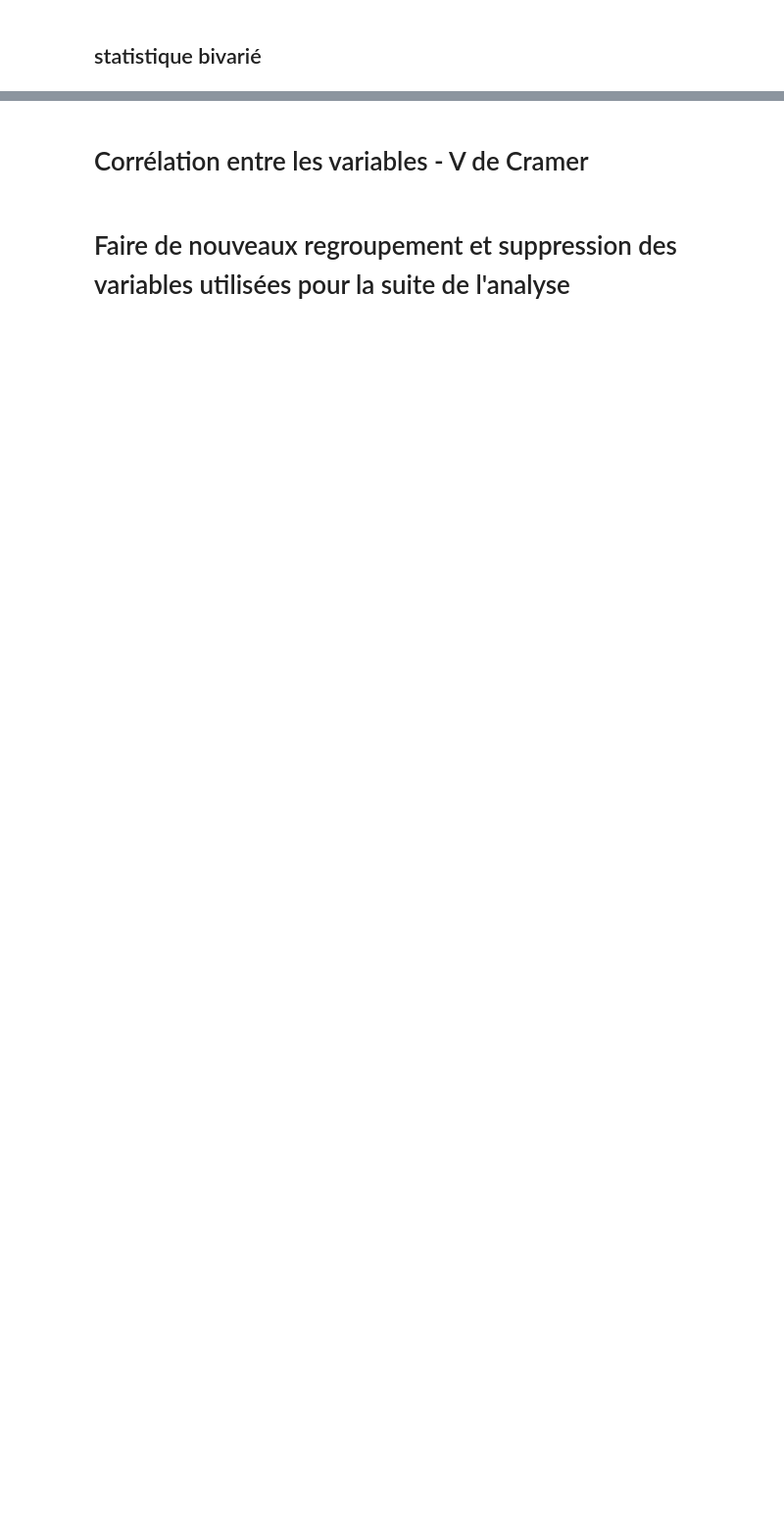
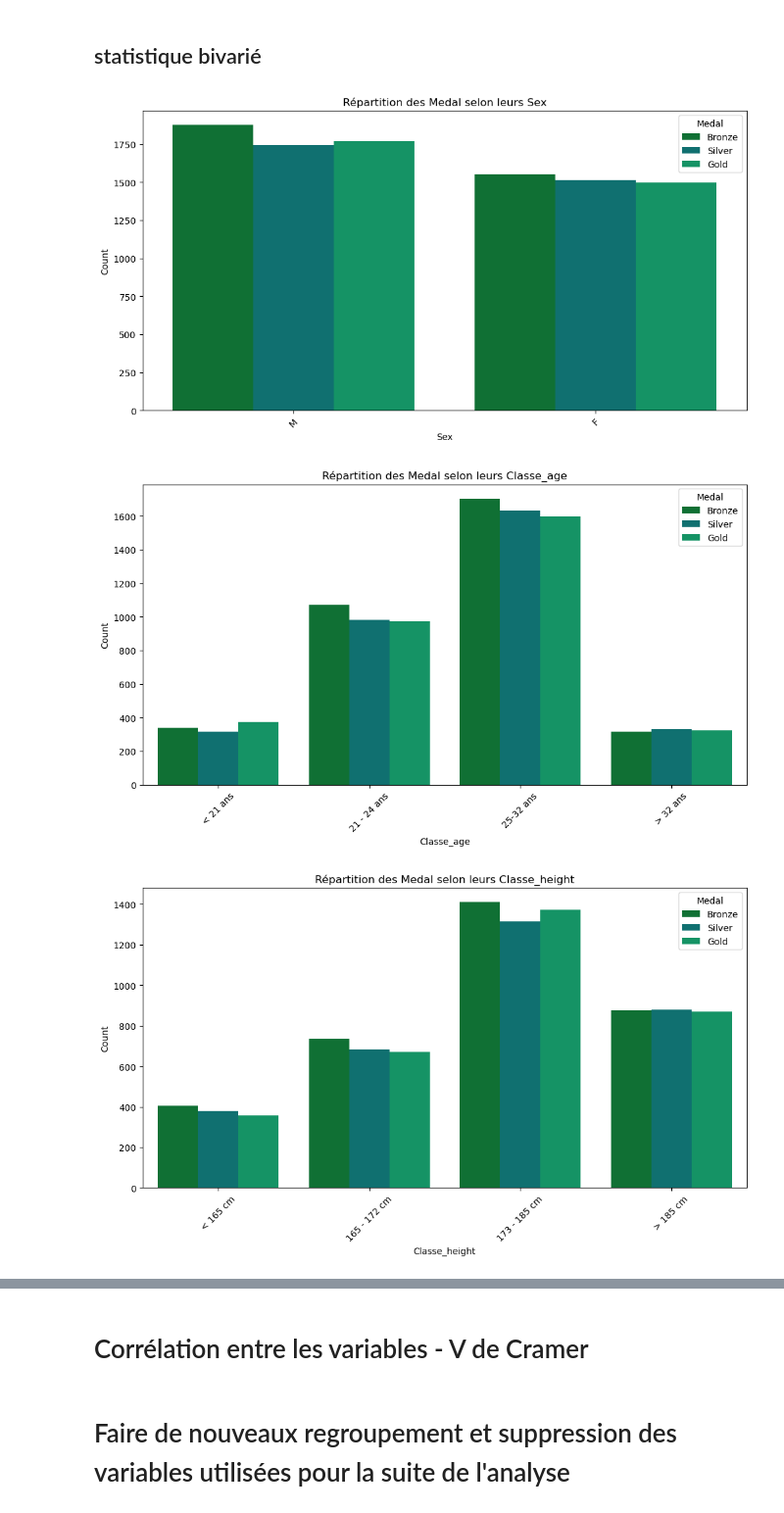
Before and after one commit to LepercqLouise/Rendu_MLOPS, a Jupyter notebook: MLOPS_Louise_Cyrielle.ipynb, the cells around one changed output, grey strips where cells are left out. Shown at 98% size. Saved outputs shown, nothing was run; the diff lists cells and outputs as text; code cells hidden in the pictures; blank space fills up the shorter version.

```diff
--- a/MLOPS_Louise_Cyrielle.ipynb
+++ b/MLOPS_Louise_Cyrielle.ipynb
@@ -27,12 +27,12 @@ from mlops_functions.functions import load_data
 
 # Louise
 #base = functions.load_data("//ad.univ-lille.fr/Etudiants/Homedir3/147794/Documents/M2/Rendu_MLOPS/athlete_events.csv")
-#base = functions.load_data("/Users/lepercqlouise/stockage_macBook/Rendu_MLOPS/athlete_events.csv")
+base = functions.load_data("/Users/lepercqlouise/stockage_macBook/Rendu_MLOPS/athlete_events.csv")
 
 
 
 # Cyrielle
-base = functions.load_data("/Users/Cyrie/OneDrive/Bureau/M2_DS/S1/MLOPS/Rendu_MLOPS/athlete_events.csv")
+#base = functions.load_data("/Users/Cyrie/OneDrive/Bureau/M2_DS/S1/MLOPS/Rendu_MLOPS/athlete_events.csv")
 # %% [markdown]
 # Filtre sur Summer
 # %%
@@ -282,10 +387,13 @@ plot_noc_distribution(base_summer_2000_net)
 # %%
 from mlops_functions.stats import create_bar_plot
 
 create_bar_plot(base_summer_2000_net, 'Sex')
 create_bar_plot(base_summer_2000_net, 'Classe_age')
 create_bar_plot(base_summer_2000_net, 'Classe_height')
 create_bar_plot(base_summer_2000_net, 'Classe_weight')
-create_bar_plot(base_summer_2000_net, 'NOC')
 create_bar_plot(base_summer_2000_net, 'Games')
 create_bar_plot(base_summer_2000_net, 'Sport')
+# %% [output]
+[figure, added]
+[figure, added]
+[figure, added]
```
Also changed, not shown: parts of 26 cells of this notebook, 1 other file.
